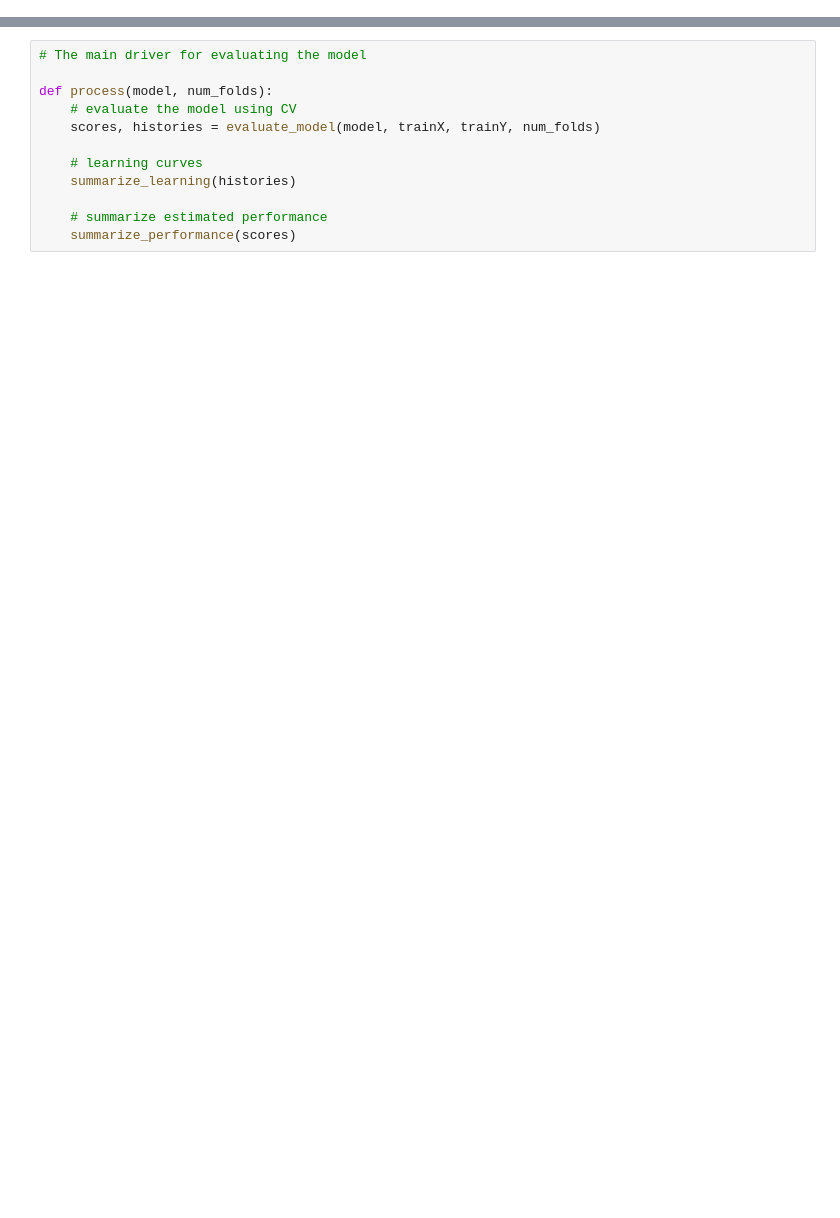
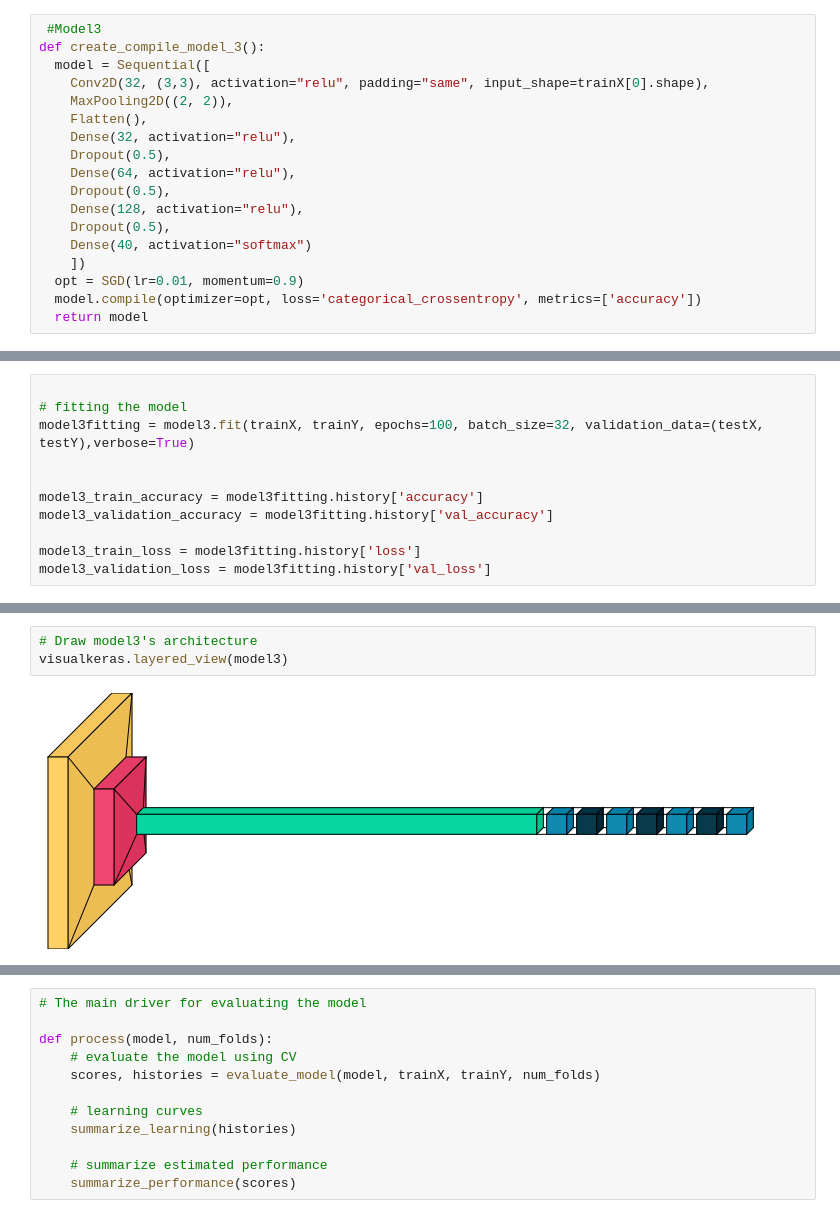
Before and after one commit to sg758253/sg1205, a Jupyter notebook: ADVDS/project7/FacialRecognition.ipynb, the cells around one changed output, grey strips where cells are left out. Cells and saved outputs as stored; diff of their text form; blank space fills up the shorter version.

```diff
--- a/ADVDS/project7/FacialRecognition.ipynb
+++ b/ADVDS/project7/FacialRecognition.ipynb
@@ -263,0 +208,18 @@ def summarize_performance(scores):
+# %%
+ #Model3
+def create_compile_model_3():
+  model = Sequential([
+    Conv2D(32, (3,3), activation="relu", padding="same", input_shape=trainX[0].shape),
+    MaxPooling2D((2, 2)),
+    Flatten(),
+    Dense(32, activation="relu"),
+    Dropout(0.5),
+    Dense(64, activation="relu"),
+    Dropout(0.5),
+    Dense(128, activation="relu"),
+    Dropout(0.5),
+    Dense(40, activation="softmax")
+    ])
+  opt = SGD(lr=0.01, momentum=0.9)
+  model.compile(optimizer=opt, loss='categorical_crossentropy', metrics=['accuracy'])
+  return model
@@ -263,0 +247,11 @@ def summarize_performance(scores):
+# %%
+
+# fitting the model
+model3fitting = model3.fit(trainX, trainY, epochs=100, batch_size=32, validation_data=(testX, testY),verbose=True)
+
+
+model3_train_accuracy = model3fitting.history['accuracy']
+model3_validation_accuracy = model3fitting.history['val_accuracy']
+
+model3_train_loss = model3fitting.history['loss']
+model3_validation_loss = model3fitting.history['val_loss']
@@ -263,0 +276,5 @@ def summarize_performance(scores):
+# %%
+# Draw model3's architecture
+visualkeras.layered_view(model3)
+# %% [output]
+[figure, added]
```
Also changed, not shown: parts of 64 cells of this notebook.
